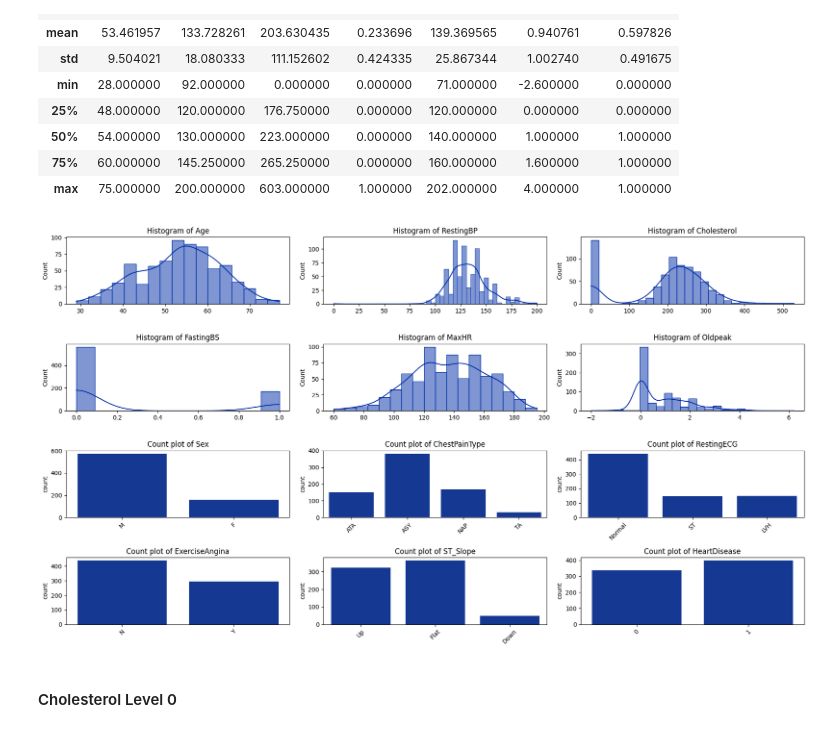
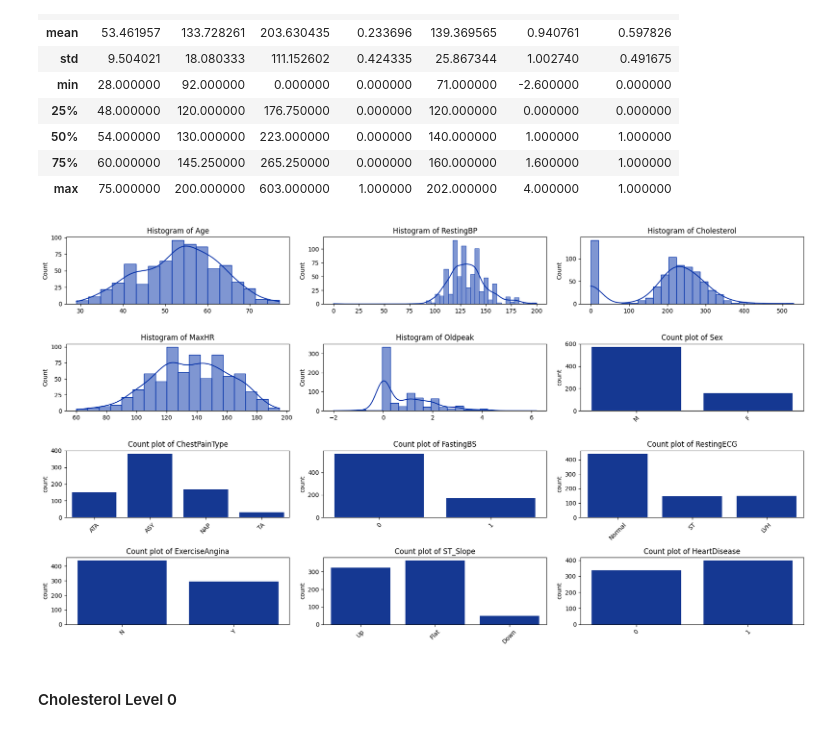
Before and after one commit to jlohunecke/ML4HC_project1, a Jupyter notebook: MLfHC_project1_pt1.ipynb, the cells around one changed output. Cells and saved outputs as stored; diff of their text form; code cells hidden in the pictures.

```diff
--- a/MLfHC_project1_pt1.ipynb
+++ b/MLfHC_project1_pt1.ipynb
@@ -83,34 +83,37 @@ df_test.describe()
 | 75% | 60.000000 | 145.250000 | 265.250000 | 0.000000 | 160.000000 | 1.600000 | 1.000000 |
 | max | 75.000000 | 200.000000 | 603.000000 | 1.000000 | 202.000000 | 4.000000 | 1.000000 |
 # %%
+df_train['FastingBS'] = df_train['FastingBS'].astype('object')
+df_test['FastingBS'] = df_test['FastingBS'].astype('object')
+
 numerical_features = df_train.select_dtypes(include=['int64', 'float64']).drop(columns=['HeartDisease'])
 categorical_features = df_train.select_dtypes(include=['object'])
 
 plt.figure(figsize=(18, 10))
 
 for i, column in enumerate(numerical_features.columns):
     plt.subplot(4, 3, i + 1)
     sns.histplot(data=numerical_features[column], kde=True, color='#002fa7', edgecolor='#002fa7')
     plt.title(f'Histogram of {column}')
     plt.xlabel('')
 
 for i, column in enumerate(categorical_features.columns):
     plt.subplot(4, 3, i + 1 + numerical_features.shape[1])
     sns.countplot(data=df_train, x=column, color='#002fa7')
     plt.title(f'Count plot of {column}')
     plt.xlabel('')
     plt.xticks(rotation=45)
 
 plt.subplot(4, 3, 12)
 sns.countplot(data=df_train, x='HeartDisease', color='#002fa7')
 plt.title(f'Count plot of HeartDisease')
 plt.xlabel('')
 plt.xticks(rotation=45)
 
 plt.tight_layout()
 plt.show()
 # %% [output]
-[figure, old version]
+[figure, new version]
 # %% [markdown]
 #### Cholesterol Level 0
 # %%
```
Also changed, not shown: parts of 17 cells of this notebook.
